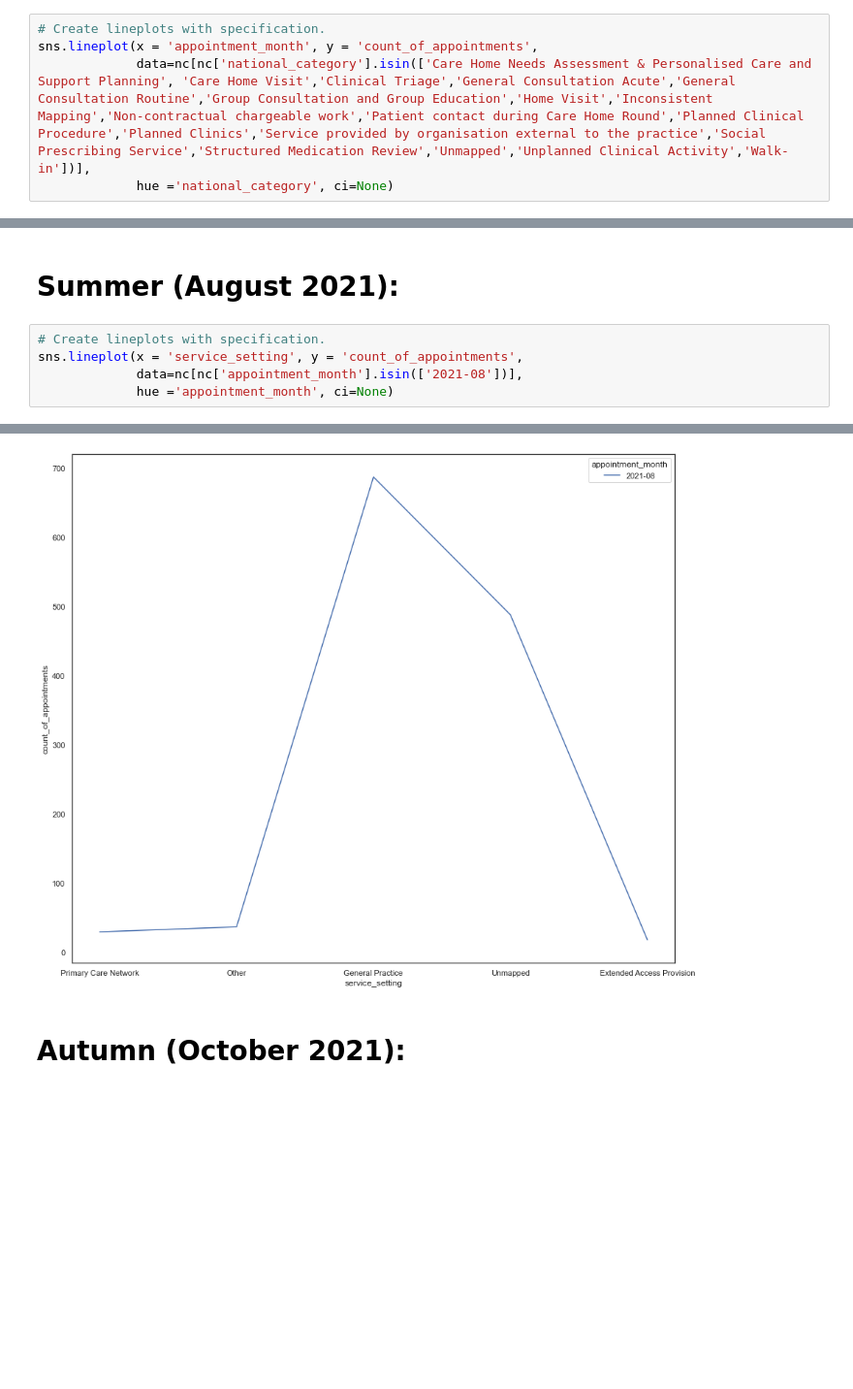
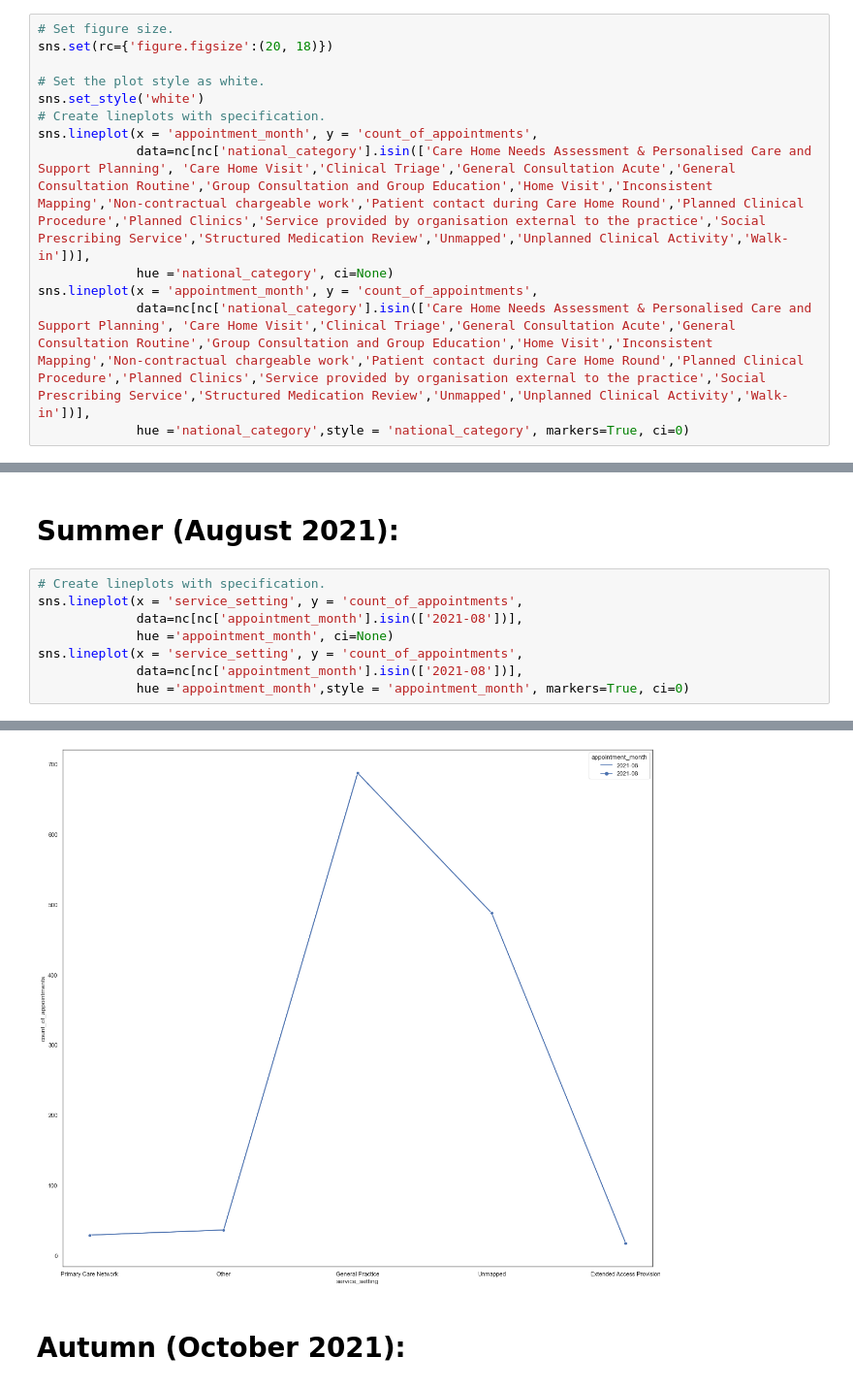
Before and after one commit to 04yash/LSE_DA_NHS_analysis., a Jupyter notebook: week 4 assignment.ipynb, the cells around one changed output, grey strips where cells are left out. Shown: that part at 97% size. Drawn from its saved outputs; the diff is of its cells as text; blank space fills up the shorter version.

```diff
--- a/week 4 assignment.ipynb
+++ b/week 4 assignment.ipynb
@@ -55,9 +61,17 @@ sns.lineplot(x = 'appointment_month', y = 'count_of_appointments',
 # %% [markdown]
 # linePlot of appointments over the available date range, and reviewing the national categories for months.
 # %%
+# Set figure size.
+sns.set(rc={'figure.figsize':(20, 18)})
+
+# Set the plot style as white.
+sns.set_style('white')
 # Create lineplots with specification.
 sns.lineplot(x = 'appointment_month', y = 'count_of_appointments',
              data=nc[nc['national_category'].isin(['Care Home Needs Assessment & Personalised Care and Support Planning', 'Care Home Visit','Clinical Triage','General Consultation Acute','General Consultation Routine','Group Consultation and Group Education','Home Visit','Inconsistent Mapping','Non-contractual chargeable work','Patient contact during Care Home Round','Planned Clinical Procedure','Planned Clinics','Service provided by organisation external to the practice','Social Prescribing Service','Structured Medication Review','Unmapped','Unplanned Clinical Activity','Walk-in'])],
              hue ='national_category', ci=None)
+sns.lineplot(x = 'appointment_month', y = 'count_of_appointments',
+             data=nc[nc['national_category'].isin(['Care Home Needs Assessment & Personalised Care and Support Planning', 'Care Home Visit','Clinical Triage','General Consultation Acute','General Consultation Routine','Group Consultation and Group Education','Home Visit','Inconsistent Mapping','Non-contractual chargeable work','Patient contact during Care Home Round','Planned Clinical Procedure','Planned Clinics','Service provided by organisation external to the practice','Social Prescribing Service','Structured Medication Review','Unmapped','Unplanned Clinical Activity','Walk-in'])],
+             hue ='national_category',style = 'national_category', markers=True, ci=0)
 # %% [output]
 <AxesSubplot:xlabel='appointment_month', ylabel='count_of_appointments'>
@@ -69,11 +83,14 @@ sns.lineplot(x = 'appointment_month', y = 'count_of_appointments',
 # %%
 # Create lineplots with specification.
 sns.lineplot(x = 'service_setting', y = 'count_of_appointments',
              data=nc[nc['appointment_month'].isin(['2021-08'])],
              hue ='appointment_month', ci=None)
+sns.lineplot(x = 'service_setting', y = 'count_of_appointments',
+             data=nc[nc['appointment_month'].isin(['2021-08'])],
+             hue ='appointment_month',style = 'appointment_month', markers=True, ci=0)
 # %% [output]
 <AxesSubplot:xlabel='service_setting', ylabel='count_of_appointments'>
-[figure, old version]
+[figure, new version]
 # %% [markdown]
 # Autumn (October 2021):
 # %%
```
Also changed, not shown: parts of 5 cells of this notebook.
